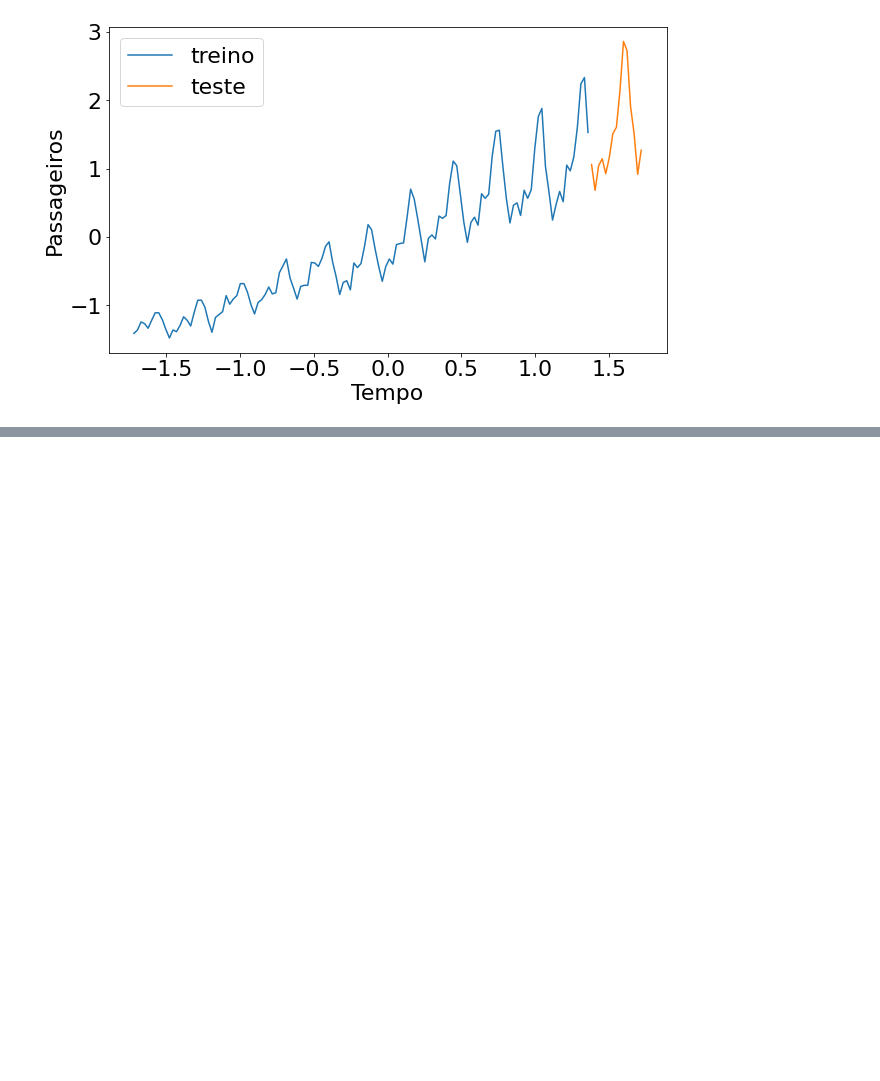
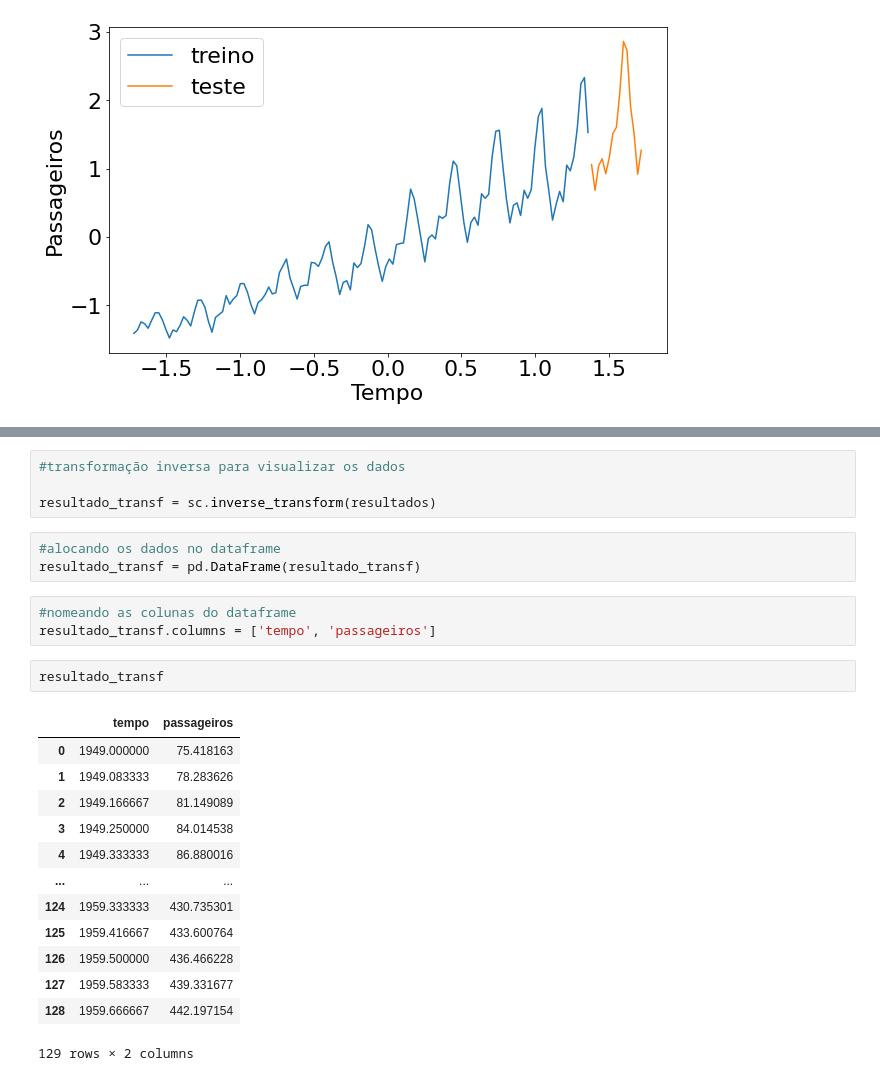
Before and after one commit to Renato-Ribeiroo/Cursos-Python, a Jupyter notebook: Curso Machine Learning Avançada/Deep Learning previsão com Keras/Previsões com Keras.ipynb, the cells around one changed output, grey strips where cells are left out. Saved outputs shown, nothing was run; the diff lists cells and outputs as text; blank space fills up the shorter version.

```diff
--- a/Curso Machine Learning Avançada/Deep Learning previsão com Keras/Previsões com Keras.ipynb
+++ b/Curso Machine Learning Avançada/Deep Learning previsão com Keras/Previsões com Keras.ipynb
@@ -96,0 +169,26 @@ Text(0.5, 0, 'Tempo')
+# %%
+#transformação inversa para visualizar os dados
+
+resultado_transf = sc.inverse_transform(resultados)
+# %%
+#alocando os dados no dataframe
+resultado_transf = pd.DataFrame(resultado_transf)
+# %%
+#nomeando as colunas do dataframe
+resultado_transf.columns = ['tempo', 'passageiros']
+# %%
+resultado_transf
+# %% [output]
+|  | tempo | passageiros |
+| 0 | 1949.000000 | 75.418163 |
+| 1 | 1949.083333 | 78.283626 |
+| 2 | 1949.166667 | 81.149089 |
+| 3 | 1949.250000 | 84.014538 |
+| 4 | 1949.333333 | 86.880016 |
+| ... | ... | ... |
+| 124 | 1959.333333 | 430.735301 |
+| 125 | 1959.416667 | 433.600764 |
+| 126 | 1959.500000 | 436.466228 |
+| 127 | 1959.583333 | 439.331677 |
+| 128 | 1959.666667 | 442.197154 |
+129 rows × 2 columns
```
Also changed, not shown: parts of 19 cells of this notebook.
